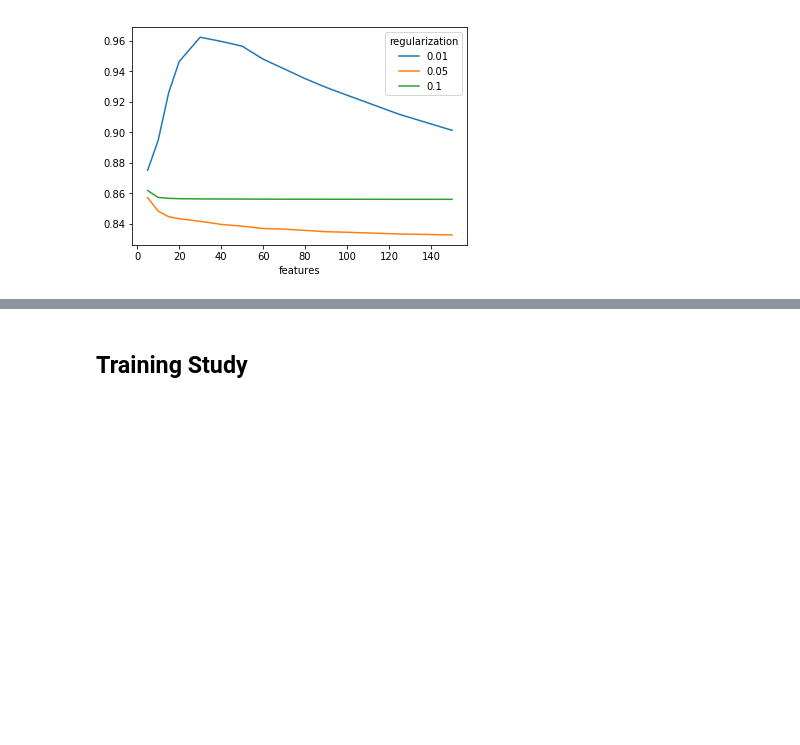
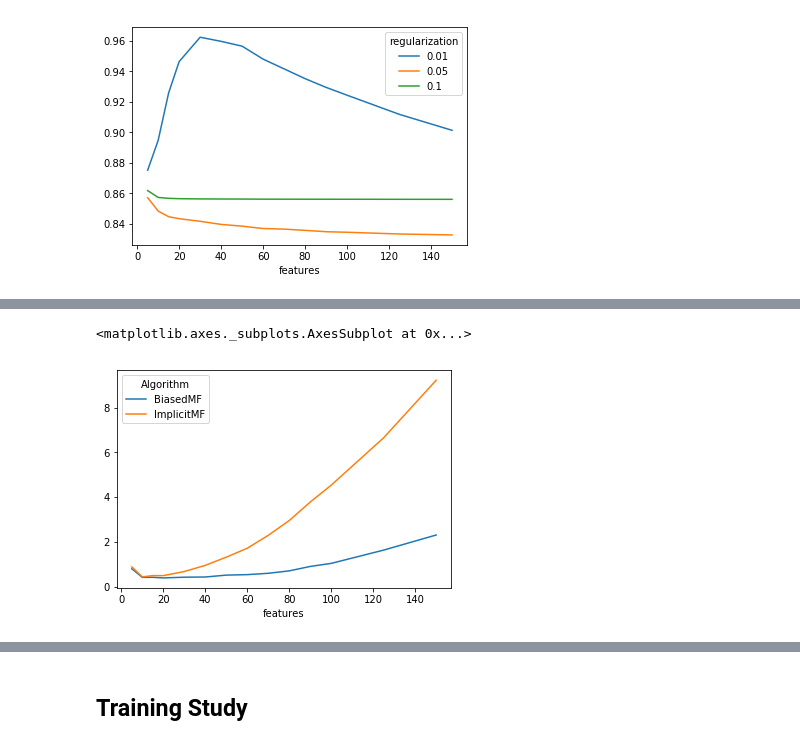
Before and after one commit to lenskit/lk-test-evals, a Jupyter notebook: ALS.ipynb, the cells around one changed output, grey strips where cells are left out. Drawn from its saved outputs; the diff is of its cells as text; code cells hidden in the pictures; blank space fills up the shorter version.

```diff
--- a/ALS.ipynb
+++ b/ALS.ipynb
@@ -73,0 +77,5 @@ rmse_piv.plot()
+# %%
+db_url = 'sqlite:///build/sweep-als-both-ml-100k.sqlite'
+# %%
+runs = pd.read_sql('runs', db_url)
+runs.head()
@@ -73,0 +101,3 @@ rmse_piv.plot()
+# %%
+train_time = runs.groupby(['Algorithm', 'features']).TrainTime.agg(['mean', 'min', 'max'])
+train_time.head()
@@ -73,0 +112,5 @@ rmse_piv.plot()
+# %%
+train_time.reset_index().pivot(index='features', columns='Algorithm', values='mean').plot()
+# %% [output]
+<matplotlib.axes._subplots.AxesSubplot at 0x...>
+[figure, added]
```
Also changed, not shown: parts of 13 cells of this notebook, 3 other files.
